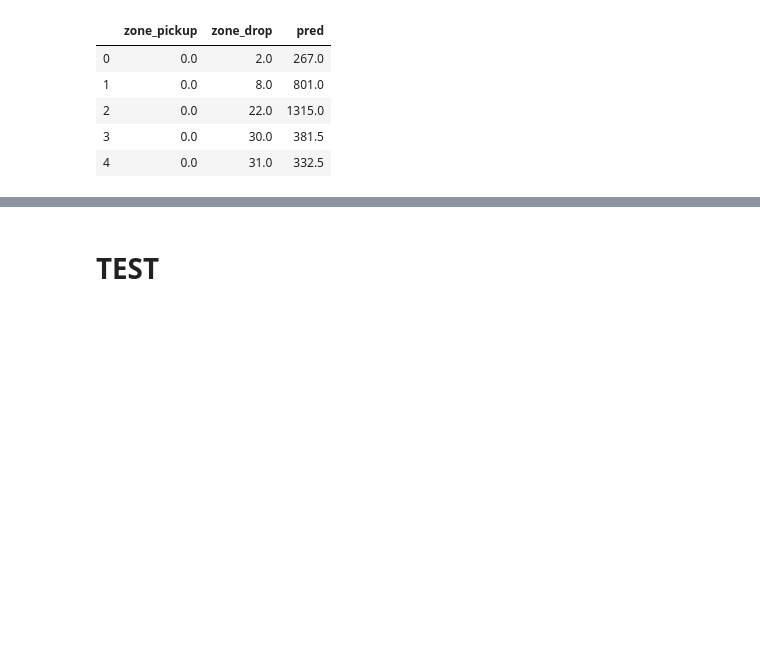
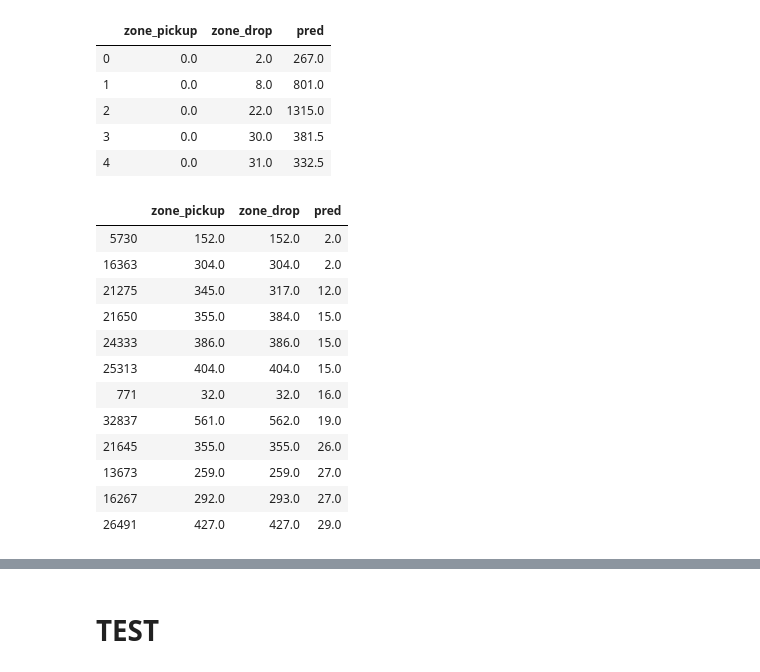
Before and after one commit to frankfurt-hackathon/geopandas, a Jupyter notebook: geopandas_taxi.ipynb, the cells around one changed output, grey strips where cells are left out. Cells and saved outputs as stored; diff of their text form; code cells hidden in the pictures; blank space fills up the shorter version.

```diff
--- a/geopandas_taxi.ipynb
+++ b/geopandas_taxi.ipynb
@@ -256,3 +257,20 @@ zones[:5]
 | 2 | 0.0 | 22.0 | 1315.0 |
 | 3 | 0.0 | 30.0 | 381.5 |
 | 4 | 0.0 | 31.0 | 332.5 |
+# %%
+# Breakout short rides
+zones[zones.pred < 30].sort_values("pred")
+# %% [output]
+|  | zone_pickup | zone_drop | pred |
+| 5730 | 152.0 | 152.0 | 2.0 |
+| 16363 | 304.0 | 304.0 | 2.0 |
+| 21275 | 345.0 | 317.0 | 12.0 |
+| 21650 | 355.0 | 384.0 | 15.0 |
+| 24333 | 386.0 | 386.0 | 15.0 |
+| 25313 | 404.0 | 404.0 | 15.0 |
+| 771 | 32.0 | 32.0 | 16.0 |
+| 32837 | 561.0 | 562.0 | 19.0 |
+| 21645 | 355.0 | 355.0 | 26.0 |
+| 13673 | 259.0 | 259.0 | 27.0 |
+| 16267 | 292.0 | 293.0 | 27.0 |
+| 26491 | 427.0 | 427.0 | 29.0 |
```
Also changed, not shown: parts of 3 cells of this notebook.
